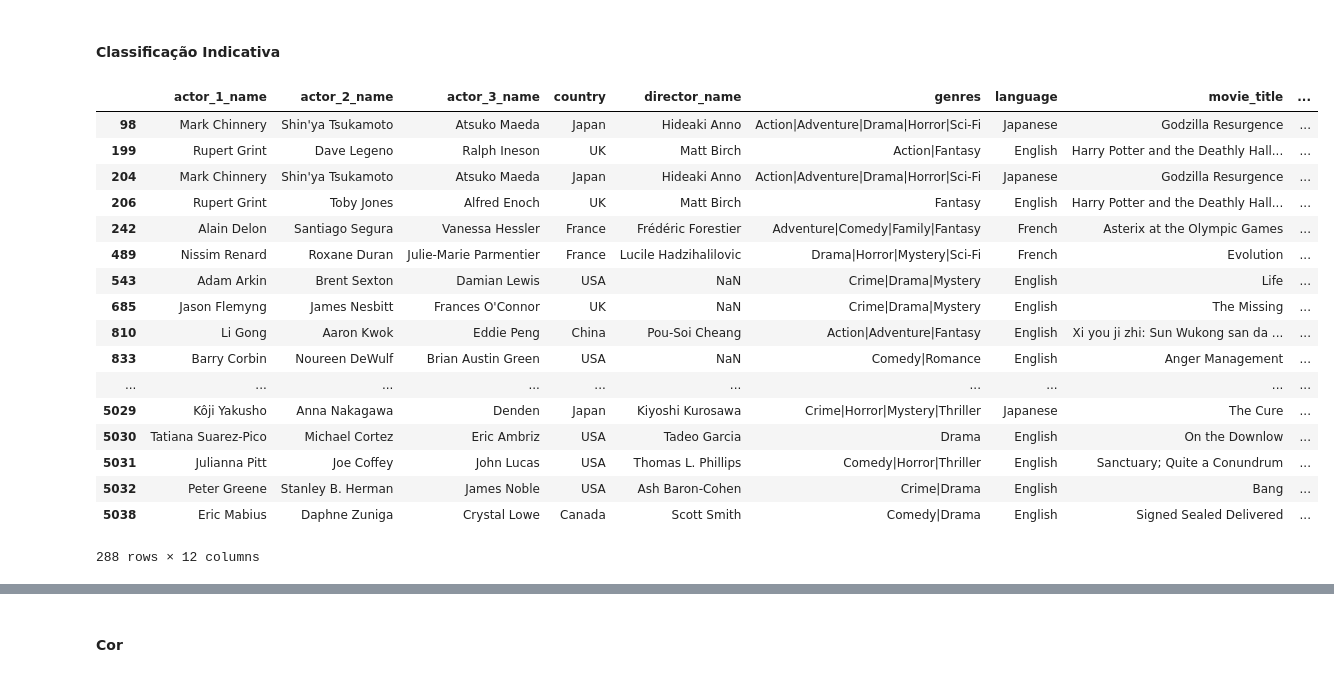
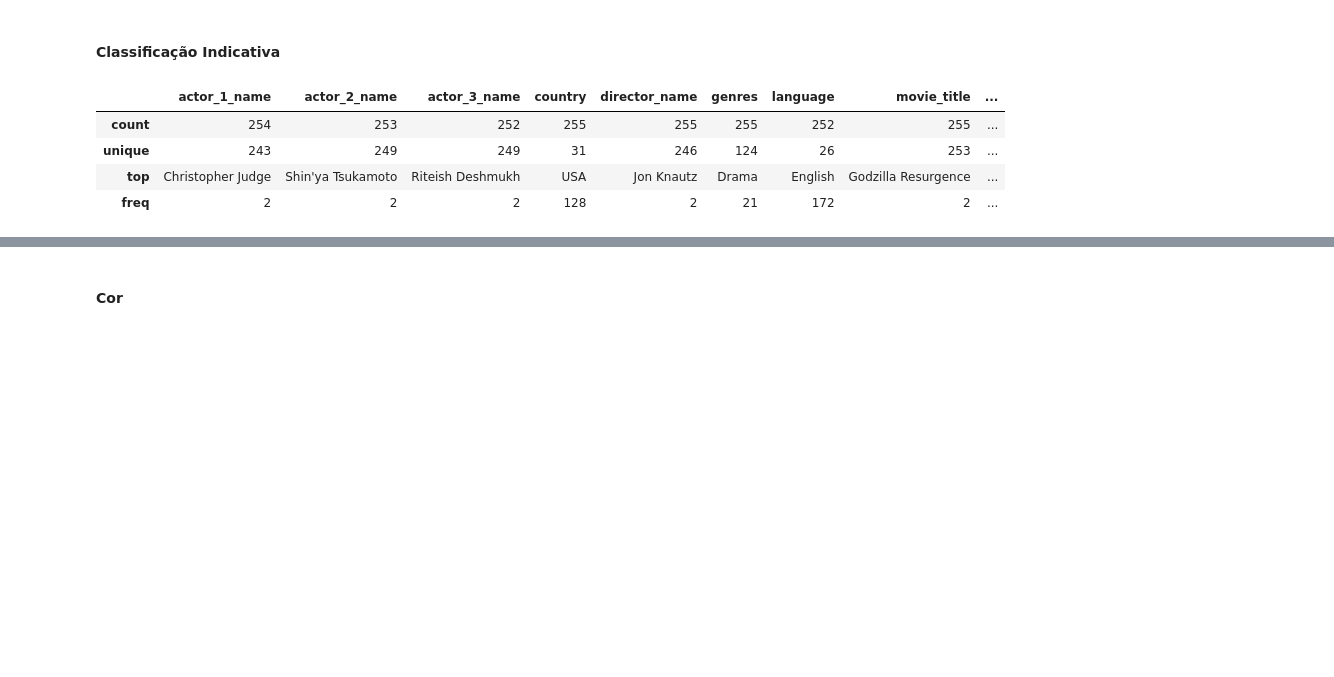
Before and after one commit to dcandrade/movie-data-mining, a Jupyter notebook: preprocessing/Preprocessing.ipynb, the cells around one changed output, grey strips where cells are left out. Drawn from its saved outputs; the diff is of its cells as text; code cells hidden in the pictures; blank space fills up the shorter version.

```diff
--- a/preprocessing/Preprocessing.ipynb
+++ b/preprocessing/Preprocessing.ipynb
@@ -172 +160,4 @@ Name: movie_title, Length: 97, dtype: object
+# %%
+# Estratégia adotada: descartar
+categorical_df = categorical_df.loc[~categorical_df['director_name'].isna()]
 # %% [markdown]
@@ -206,23 +224,10 @@ categorical_df.loc[categorical_df['language'].isna(), 'language'] = 'English'
 # %% [markdown]
 #### Classificação Indicativa
 # %%
-categorical_df.loc[categorical_df['content_rating'].isna()]
+categorical_df.loc[categorical_df['content_rating'].isna()].describe()
 # %% [output]
 |  | actor_1_name | actor_2_name | actor_3_name | country | director_name | genres | language | movie_title | ... |
-| 98 | Mark Chinnery | Shin'ya Tsukamoto | Atsuko Maeda | Japan | Hideaki Anno | Action|Adventure|Drama|Horror|Sci-Fi | Japanese | Godzilla Resurgence | ... |
-| 199 | Rupert Grint | Dave Legeno | Ralph Ineson | UK | Matt Birch | Action|Fantasy | English | Harry Potter and the Deathly Hall... | ... |
-| 204 | Mark Chinnery | Shin'ya Tsukamoto | Atsuko Maeda | Japan | Hideaki Anno | Action|Adventure|Drama|Horror|Sci-Fi | Japanese | Godzilla Resurgence | ... |
-| 206 | Rupert Grint | Toby Jones | Alfred Enoch | UK | Matt Birch | Fantasy | English | Harry Potter and the Deathly Hall... | ... |
-| 242 | Alain Delon | Santiago Segura | Vanessa Hessler | France | Frédéric Forestier | Adventure|Comedy|Family|Fantasy | French | Asterix at the Olympic Games | ... |
-| 489 | Nissim Renard | Roxane Duran | Julie-Marie Parmentier | France | Lucile Hadzihalilovic | Drama|Horror|Mystery|Sci-Fi | French | Evolution | ... |
-| 543 | Adam Arkin | Brent Sexton | Damian Lewis | USA | NaN | Crime|Drama|Mystery | English | Life | ... |
-| 685 | Jason Flemyng | James Nesbitt | Frances O'Connor | UK | NaN | Crime|Drama|Mystery | English | The Missing | ... |
-| 810 | Li Gong | Aaron Kwok | Eddie Peng | China | Pou-Soi Cheang | Action|Adventure|Fantasy | English | Xi you ji zhi: Sun Wukong san da ... | ... |
-| 833 | Barry Corbin | Noureen DeWulf | Brian Austin Green | USA | NaN | Comedy|Romance | English | Anger Management | ... |
-| ... | ... | ... | ... | ... | ... | ... | ... | ... | ... |
-| 5029 | Kôji Yakusho | Anna Nakagawa | Denden | Japan | Kiyoshi Kurosawa | Crime|Horror|Mystery|Thriller | Japanese | The Cure | ... |
-| 5030 | Tatiana Suarez-Pico | Michael Cortez | Eric Ambriz | USA | Tadeo Garcia | Drama | English | On the Downlow | ... |
-| 5031 | Julianna Pitt | Joe Coffey | John Lucas | USA | Thomas L. Phillips | Comedy|Horror|Thriller | English | Sanctuary; Quite a Conundrum | ... |
-| 5032 | Peter Greene | Stanley B. Herman | James Noble | USA | Ash Baron-Cohen | Crime|Drama | English | Bang | ... |
-| 5038 | Eric Mabius | Daphne Zuniga | Crystal Lowe | Canada | Scott Smith | Comedy|Drama | English | Signed Sealed Delivered | ... |
+| count | 254 | 253 | 252 | 255 | 255 | 255 | 252 | 255 | ... |
+| unique | 243 | 249 | 249 | 31 | 246 | 124 | 26 | 253 | ... |
+| top | Christopher Judge | Shin'ya Tsukamoto | Riteish Deshmukh | USA | Jon Knautz | Drama | English | Godzilla Resurgence | ... |
+| freq | 2 | 2 | 2 | 128 | 2 | 21 | 172 | 2 | ... |
-288 rows × 12 columns
```
Also changed, not shown: parts of 16 cells of this notebook.
